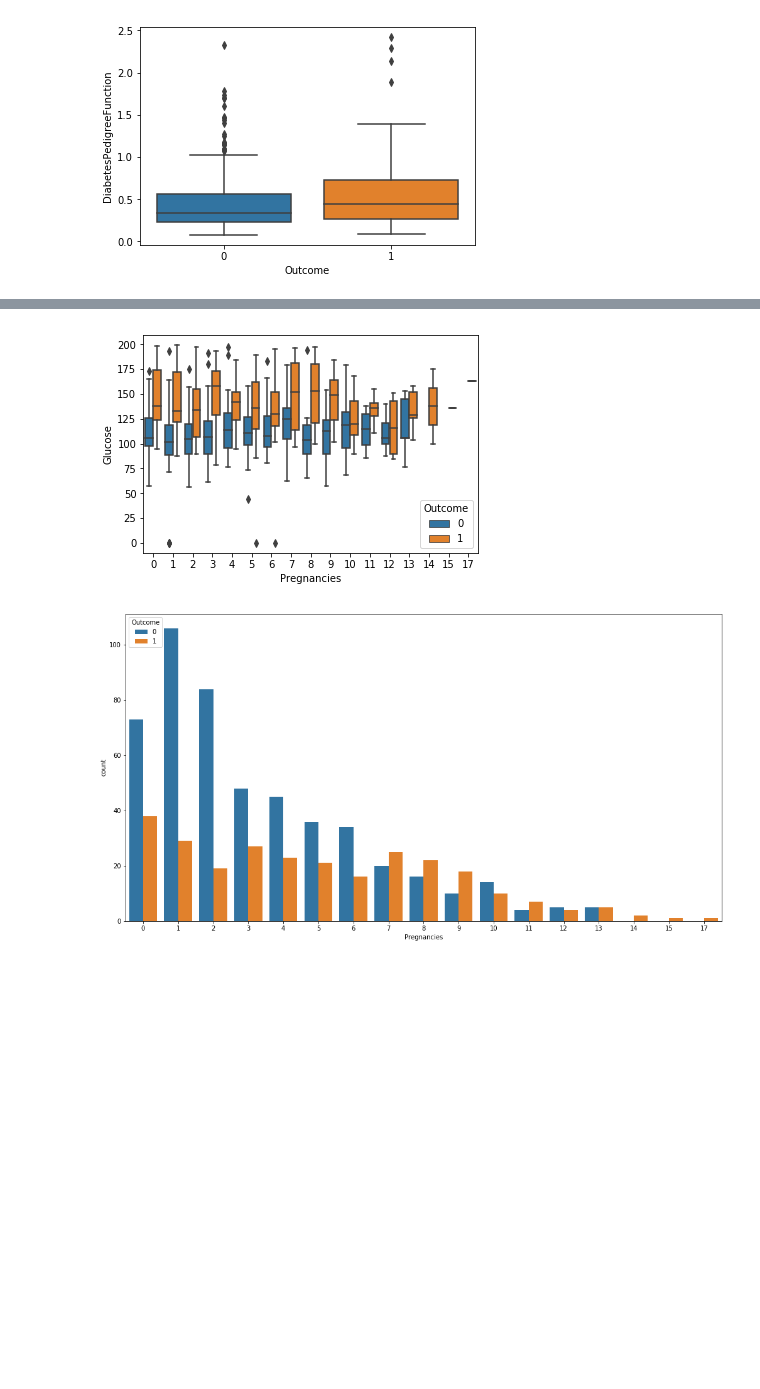
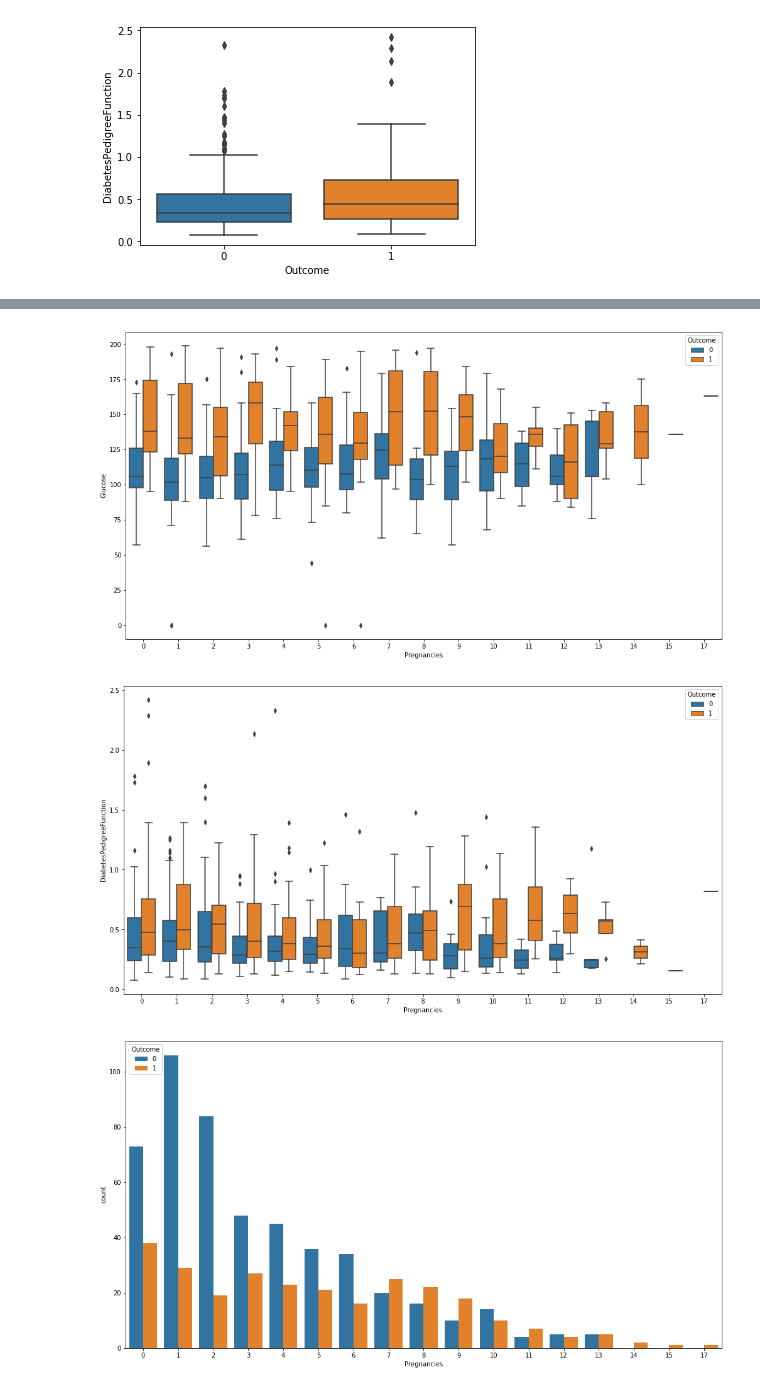
Before and after one commit to setijo01/DS420_Midterm, a Jupyter notebook: DS420_Midterm_PimaIndianDiabetes.ipynb, the cells around one changed output, grey strips where cells are left out. Drawn from its saved outputs; the diff is of its cells as text; code cells hidden in the pictures; blank space fills up the shorter version.

```diff
--- a/DS420_Midterm_PimaIndianDiabetes.ipynb
+++ b/DS420_Midterm_PimaIndianDiabetes.ipynb
@@ -110,7 +114,15 @@ ax = sns.boxplot(x='Pregnancies', y= 'Age', hue='Outcome', data = data)
 # %%
+fig, ax = plt.subplots()
+fig.set_size_inches(17,9)
 ax = sns.boxplot(x='Pregnancies', y= 'Glucose', hue='Outcome', data = data)
 # %% [output]
-[figure, old version]
+[figure, new version]
+# %%
+fig, ax = plt.subplots()
+fig.set_size_inches(17,9)
+ax = sns.boxplot(x='Pregnancies', y= 'DiabetesPedigreeFunction', hue='Outcome', data = data)
+# %% [output]
+[figure, added]
 # %%
 fig, ax = plt.subplots()
 fig.set_size_inches(17,9)
```
Also changed, not shown: parts of 4 cells of this notebook.
